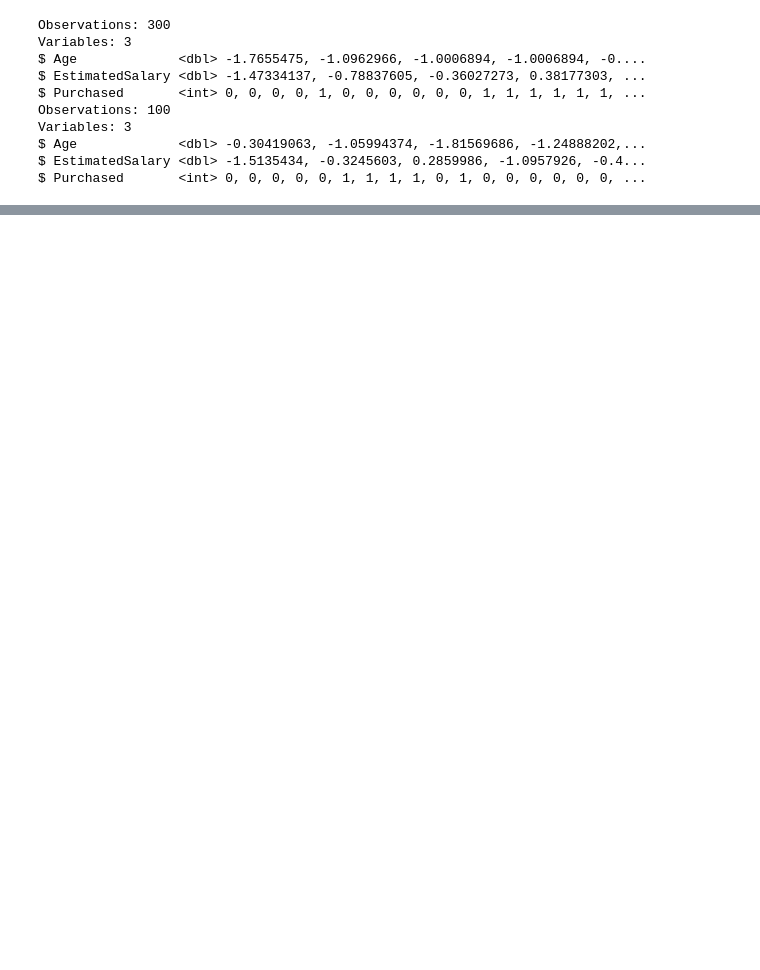
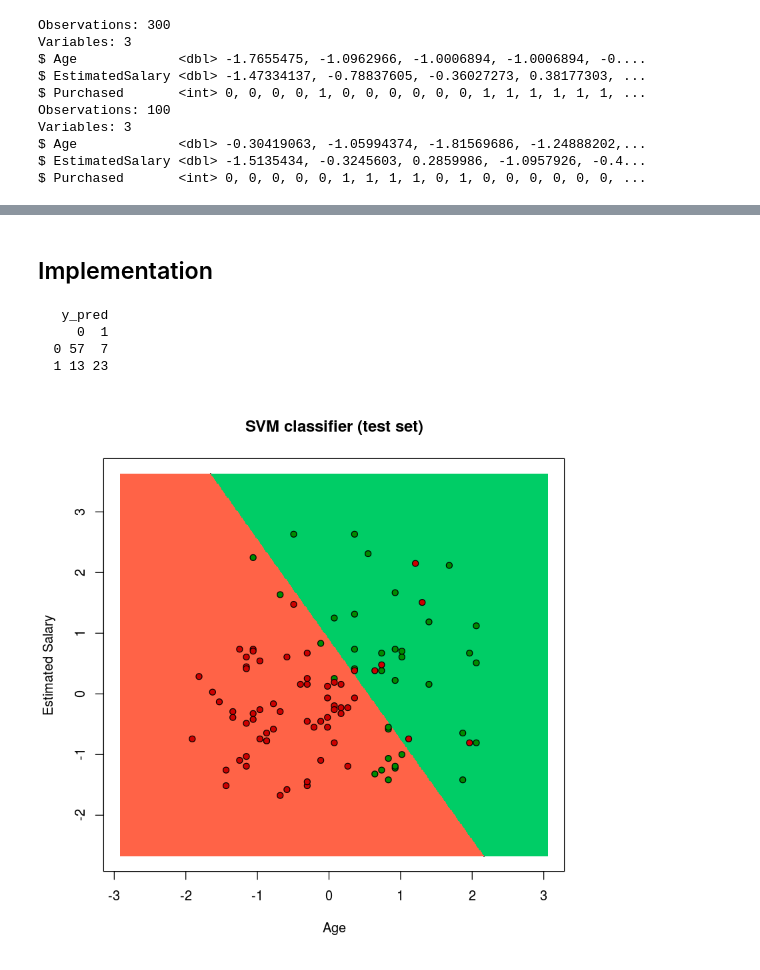
Before and after one commit to Jakob37/UdemyMachineLearningJupyter, a Jupyter notebook: 8_12_classification.ipynb, the cells around one changed output, grey strips where cells are left out. Saved outputs shown, nothing was run; the diff lists cells and outputs as text; code cells hidden in the pictures; blank space fills up the shorter version.

```diff
--- a/8_12_classification.ipynb
+++ b/8_12_classification.ipynb
@@ -364,0 +370,22 @@ Warning message in matrix(as.numeric(y_grid), length(X1), length(X2)):
+# %% [markdown]
+## Implementation
+# %%
+library(e1071)
+
+svm_classifier <- svm(formula = Purchased ~ .,
+                      data = training_set,
+                      type = 'C-classification',
+                      kernel = 'linear')
+
+y_pred <- predict(svm_classifier, newdata=test_set[-3])
+cm <- table(test_set[, 3], y_pred)
+cm
+# head(y_pred)
+
+visualize_classification(test_set, svm_classifier, 'SVM classifier', scale_probset=2)
+# %% [output]
+   y_pred
+     0  1
+  0 57  7
+  1 13 23
+[figure, added]
```
Also changed, not shown: parts of 14 cells of this notebook.
